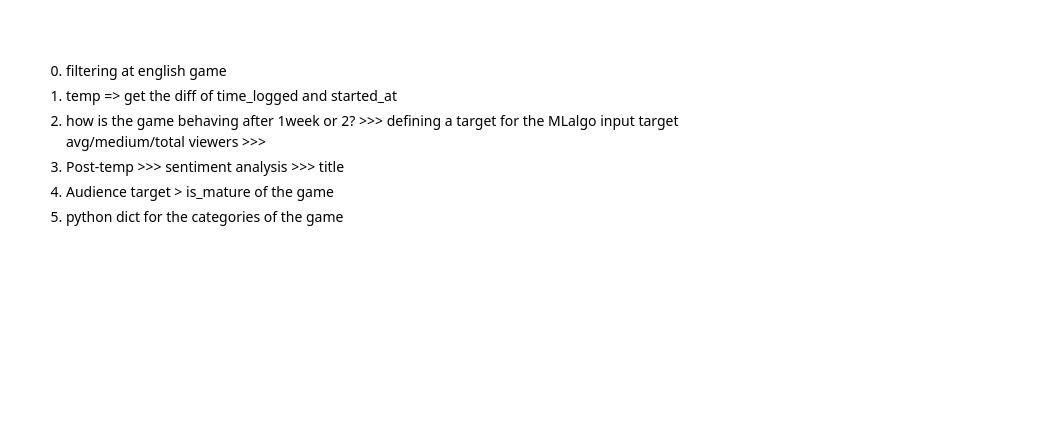
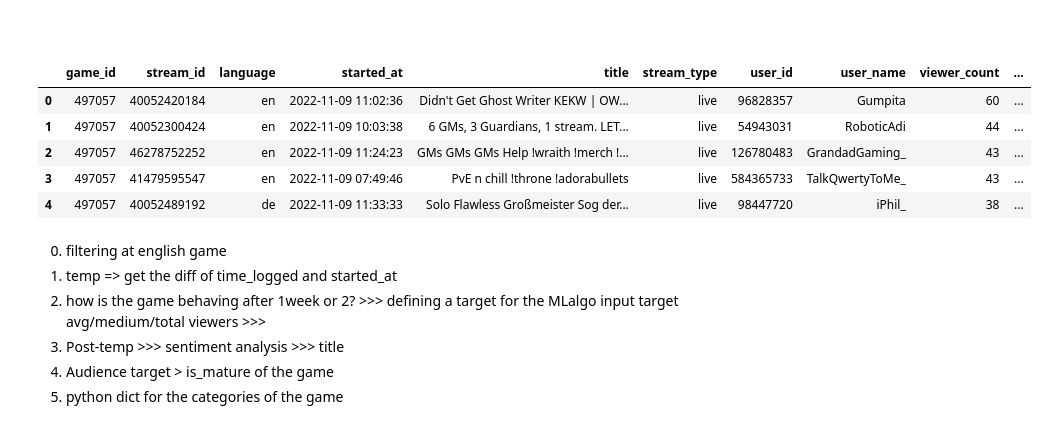
Before and after one commit to parthpahwa1/CSE-6242-Project, a Jupyter notebook: Twitch_PostgreSQL_database.ipynb, the cells around one changed output. Cells and saved outputs as stored; diff of their text form; code cells hidden in the pictures; blank space fills up the shorter version.

```diff
--- a/Twitch_PostgreSQL_database.ipynb
+++ b/Twitch_PostgreSQL_database.ipynb
@@ -79,5 +73,25 @@ Connection successful
 # %% [markdown]
 ###
+# %%
+# changing formatting from
+stream_data.loc[:,"started_at"] = stream_data.loc[:,"started_at"].map(lambda x: x.rstrip("Z"))
+stream_data.loc[:,"started_at"] = stream_data.loc[:,"started_at"].map(lambda x: x.replace("T", " "))
+stream_data["stream_duration_hours"] = pd.to_datetime(stream_data["time_logged"])-pd.to_datetime(stream_data["started_at"])
+stream_data['stream_duration_hours'] = stream_data['stream_duration_hours']/np.timedelta64(1, 'h')
+
+
+# Changing is_mature with True =1 & False = 0
+stream_data.loc[stream_data["is_mature"] == True, "is_mature"] = 1
+stream_data.loc[stream_data["is_mature"] == False, "is_mature"] = 0
+
+stream_data.head()
+# %% [output]
+|  | game_id | stream_id | language | started_at | title | stream_type | user_id | user_name | viewer_count | ... |
+| 0 | 497057 | 40052420184 | en | 2022-11-09 11:02:36 | Didn't Get Ghost Writer KEKW | OW... | live | 96828357 | Gumpita | 60 | ... |
+| 1 | 497057 | 40052300424 | en | 2022-11-09 10:03:38 | 6 GMs, 3 Guardians, 1 stream. LET... | live | 54943031 | RoboticAdi | 44 | ... |
+| 2 | 497057 | 46278752252 | en | 2022-11-09 11:24:23 | GMs GMs GMs Help !wraith !merch !... | live | 126780483 | GrandadGaming_ | 43 | ... |
+| 3 | 497057 | 41479595547 | en | 2022-11-09 07:49:46 | PvE n chill !throne !adorabullets | live | 584365733 | TalkQwertyToMe_ | 43 | ... |
+| 4 | 497057 | 40052489192 | de | 2022-11-09 11:33:33 | Solo Flawless Großmeister Sog der... | live | 98447720 | iPhil_ | 38 | ... |
 # %% [markdown]
 0. filtering at english game
 1. temp => get the diff of time_logged and started_at
```
Also changed, not shown: parts of 8 cells of this notebook, 1 other file.
